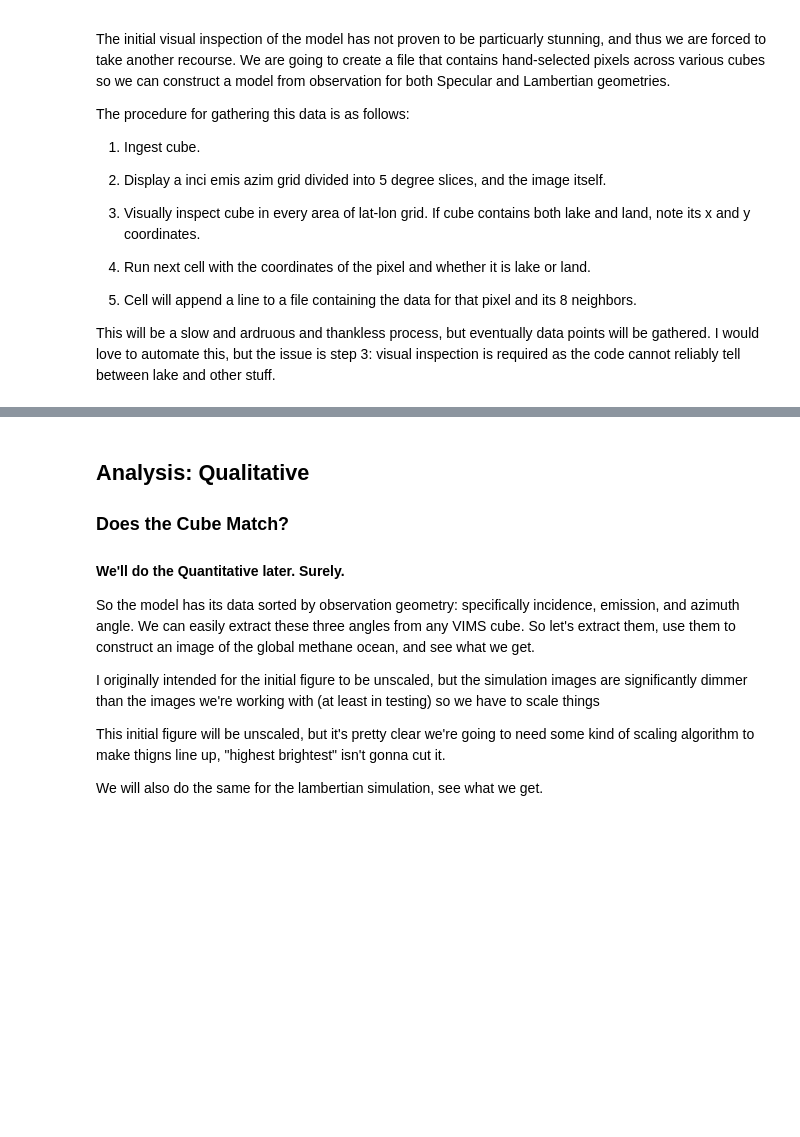
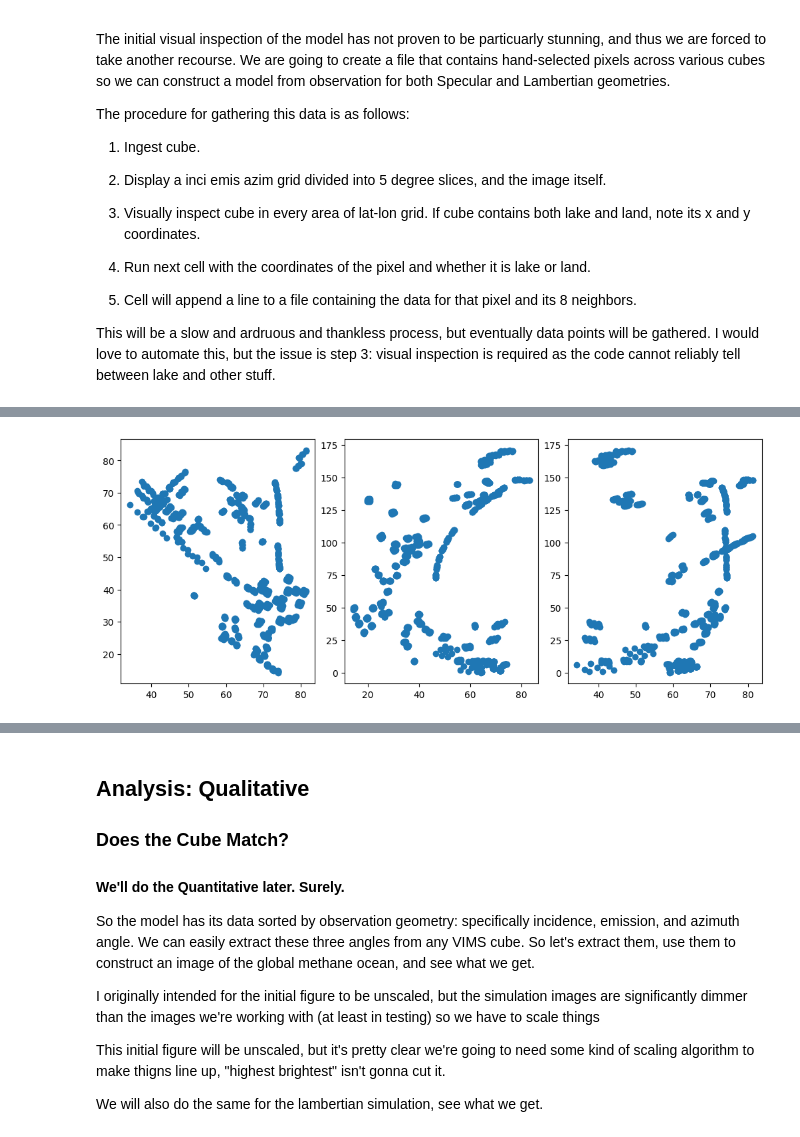
Before and after one commit to GMBlackjack/GMsNotes, a Jupyter notebook: SCRATCH WORK/LambertianSpecularDifferences/Specular Model Tester Present Comparison Method.ipynb, the cells around one changed output, grey strips where cells are left out. Saved outputs shown, nothing was run; the diff lists cells and outputs as text; code cells hidden in the pictures; blank space fills up the shorter version.

```diff
--- a/SCRATCH WORK/LambertianSpecularDifferences/Specular Model Tester Present Comparison Method.ipynb
+++ b/SCRATCH WORK/LambertianSpecularDifferences/Specular Model Tester Present Comparison Method.ipynb
@@ -872,0 +918,11 @@ with open(file, 'a') as dataEntry: #a for append.
+# %%
+# DISPLAY STUFF2
+fig, axs = plt.subplots(1,3, figsize = (10,4), layout = "constrained")
+
+axs[0].scatter(inciL, emisL)
+axs[1].scatter(emisL, azimL)
+axs[2].scatter(inciL, azimL)
+
+plt.show()
+# %% [output]
+[figure, added]
```
Also changed, not shown: parts of 20 cells of this notebook, 10 other files.
